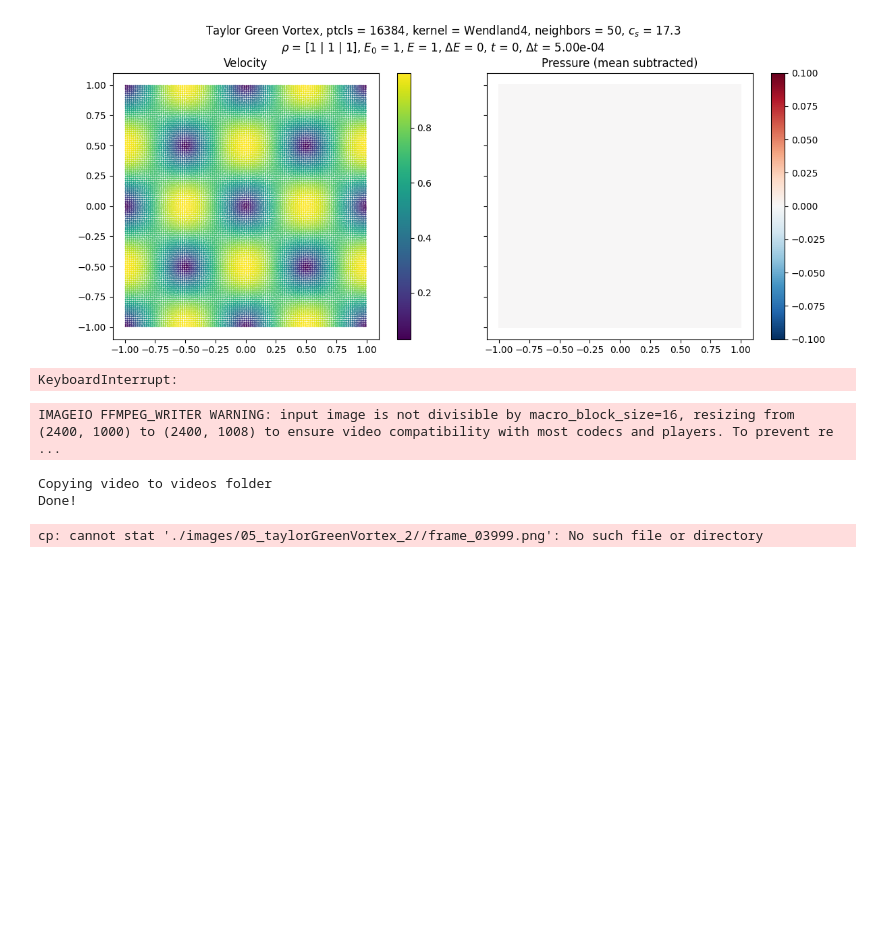
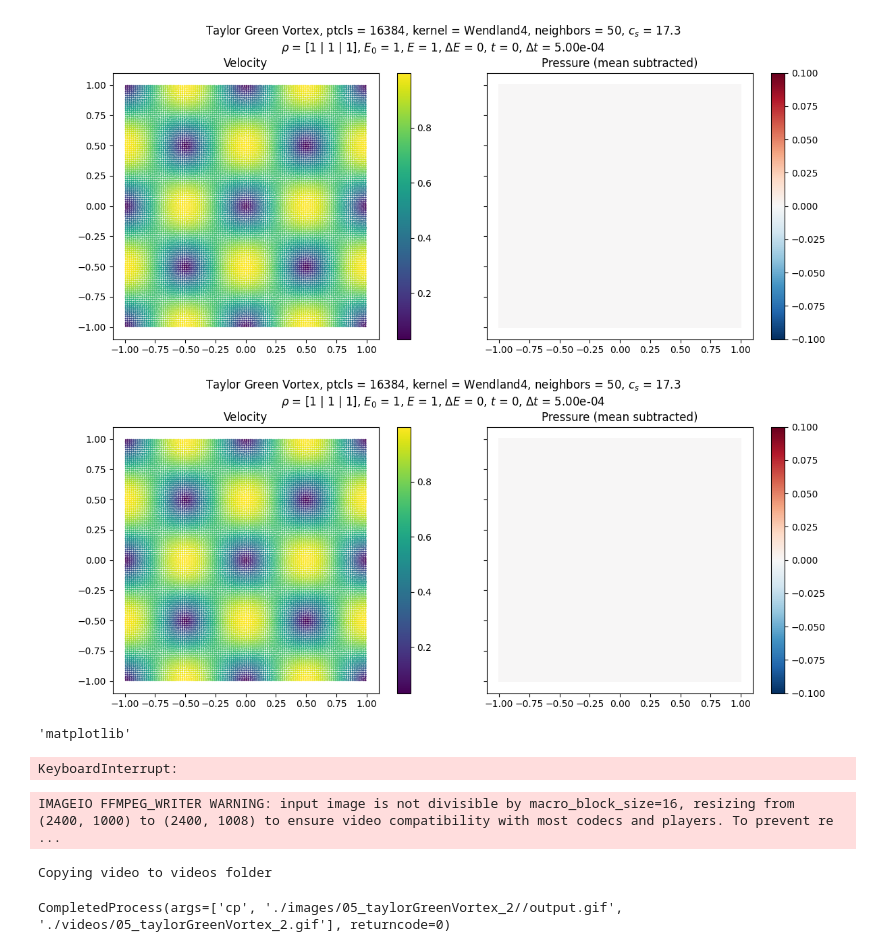
Before and after one commit to wi-re/warpSPHCore, a Jupyter notebook: visualizer copy.ipynb, the cells around one changed output. Cells and saved outputs as stored; diff of their text form; code cells hidden in the pictures; blank space fills up the shorter version.

```diff
--- a/visualizer copy.ipynb
+++ b/visualizer copy.ipynb
@@ -279,3 +580,63 @@ timesteps = 4000
+# %%
+
+fig, axis = plt.subplots(1, 2, figsize=(12, 5), squeeze=False, sharey=True)
+
+velocityPlot = visualizeParticles(
+    fig, axis[0, 0],
+    particles=particleSystem.systemState,
+    domain=config['domain'],
+    quantity=particleSystem.systemState.velocities,
+    which='fluid',
+    mapping='L2',
+    cmap='viridis',
+    visualizeBoth=False,
+    kernel=config['kernel'],
+    plotDomain=False,
+    gridVisualization=False, markerSize=1, streamLines=False
+)
+
+pressurePlot = visualizeParticles(
+    fig, axis[0, 1],
+    particles=particleSystem.systemState,
+    domain=config['domain'],
+    quantity=particleSystem.systemState.pressures - particleSystem.systemState.pressures.mean(),
+    which='fluid',
+    mapping='.x',
+    cmap='RdBu_r',
+    visualizeBoth=False,
+    kernel=config['kernel'],
+    plotDomain=False,
+    gridVisualization=True, markerSize=3, streamLines=False
+)
+
+axis[0, 0].set_title('Velocity')
+axis[0, 1].set_title('Pressure (mean subtracted)')
+
+rhoMin = particleSystem.systemState.densities.min().detach().cpu().item() / config['fluid']['rho0']
+rhoMean = particleSystem.systemState.densities.mean().detach().cpu().item() / config['fluid']['rho0']
+rhoMax = particleSystem.systemState.densities.max().detach().cpu().item() / config['fluid']['rho0']
+
+kineticEnergy = 0.5 * particleSystem.systemState.masses / config['fluid']['rho0'] * particleSystem.systemState.densities * torch.linalg.norm(particleSystem.systemState.velocities, dim=-1) ** 2
+potentialEnergy = None
+if config['gravity']['active'] and 'mode' in config['gravity'] and config['gravity']['mode'] == 'potential':
+    B = config['gravity']['magnitude']
+    potentialEnergy = 0.5 * B ** 2 * particleSystem.systemState.masses / config['fluid']['rho0'] * particleSystem.systemState.densities * torch.linalg.norm(particleSystem.systemState.positions, dim=-1) ** 2
+
+combinedEnergy = kineticEnergy + potentialEnergy if potentialEnergy is not None else kineticEnergy
+totalInitialEnergy = (initialEnergy).sum().detach().cpu().item()
+totalEnergy = (combinedEnergy).sum().detach().cpu().item()
+
+fig.suptitle(
+    f'{simulationName}, ptcls = {particleSystem.systemState.positions.shape[0]}, kernel = {config["kernel"].name}, neighbors = {config["targetNeighbors"]:.2g}, $c_s$ = {config["fluid"]["c_s"]:.1f}\n$\\rho$ = [{rhoMin:.4g} | {rhoMean:.4g} | {rhoMax:.4g}], $E_0$ = {totalInitialEnergy:.4g}, $E$ = {totalEnergy:.4g}, $\\Delta E$ = {totalEnergy - totalInitialEnergy:.4g}, $t$ = {particleSystem.t:.4g}, $\\Delta t$ = {dt:.2e}'
+)
+fig.tight_layout()
+# %% [output]
+[figure, added]
+# %%
+# viz["fig"].canvas.set_update_mode("continuous", max_fps=30)
+viz['backend']
+# %% [output]
+'matplotlib'
 # %%
 states = []
 # %%
@@ -370,11 +738,10 @@ print('Copying video to videos folder')
 os.makedirs(f'./videos/', exist_ok= True)
 # subprocess.run(shlex.split(f'cp {imagePrefix}/output.mp4 ./videos/{exportName}.mp4'))
 subprocess.run(shlex.split(f'cp {imagePrefix}/output.gif ./videos/{exportName}.gif'))
-lastFrameFile = f'{imagePrefix}/frame_{timesteps - 1:05d}.png'
-subprocess.run(shlex.split(f'cp {lastFrameFile} ./videos/{exportName}.png'))
-print('Done!')
+# lastFrameFile = f'{imagePrefix}/frame_{timesteps - 1:05d}.png'
+# subprocess.run(shlex.split(f'cp {lastFrameFile} ./videos/{exportName}.png'))
+# print('Done!')
 # %% [output]
 IMAGEIO FFMPEG_WRITER WARNING: input image is not divisible by macro_block_size=16, resizing from (2400, 1000) to (2400, 1008) to ensure video compatibility with most codecs and players. To prevent re ...
 Copying video to videos folder
-Done!
-cp: cannot stat './images/05_taylorGreenVortex_2//frame_03999.png': No such file or directory
+CompletedProcess(args=['cp', './images/05_taylorGreenVortex_2//output.gif', './videos/05_taylorGreenVortex_2.gif'], returncode=0)
```
Also changed, not shown: parts of 6 cells of this notebook, 21 other files.
